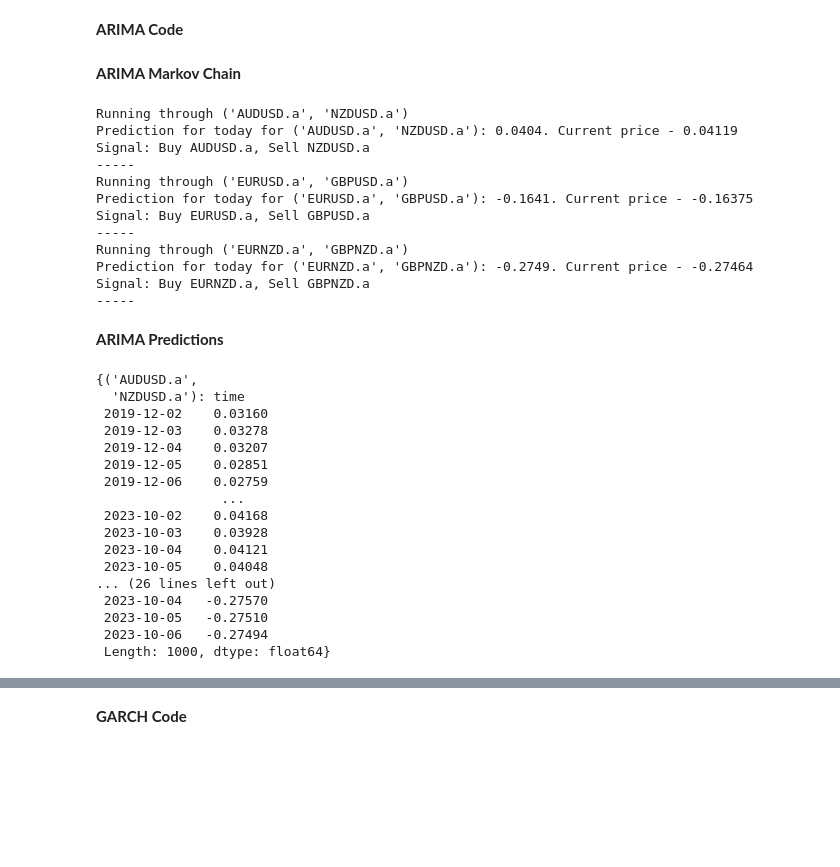
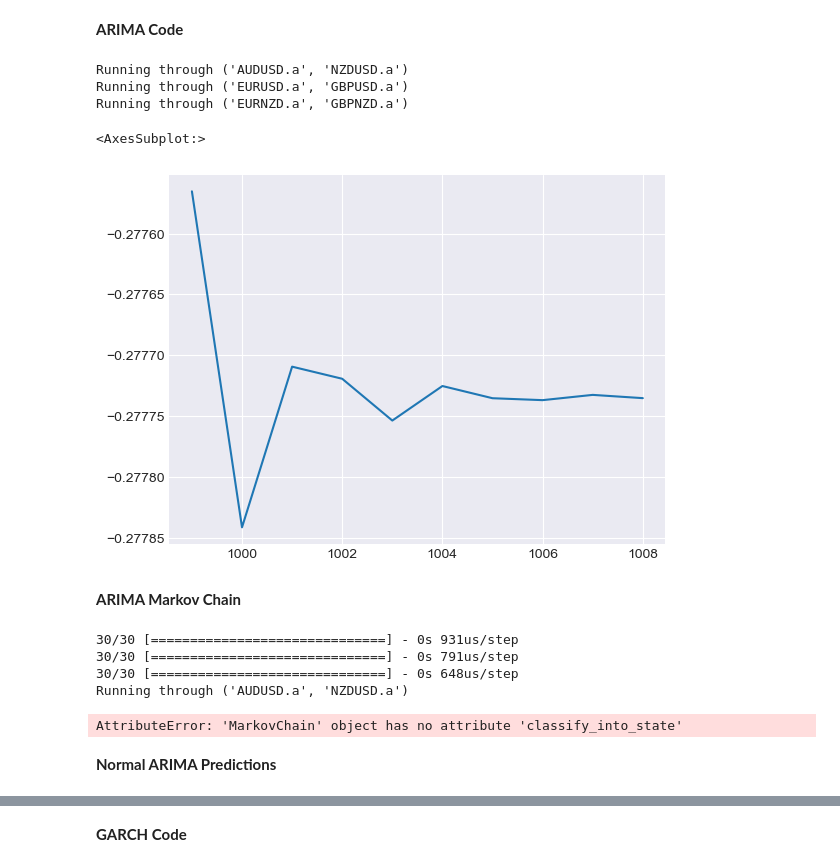
Before and after one commit to aliquid-novi/Strategies, a Jupyter notebook: lets get it/T1 - CLEANED.ipynb, the cells around one changed output, grey strips where cells are left out. Cells and saved outputs as stored; diff of their text form; code cells hidden in the pictures; blank space fills up the shorter version.

Commit message:
Began ARIMA code, cleaned T1 a bit more

```diff
--- a/lets get it/T1 - CLEANED.ipynb
+++ b/lets get it/T1 - CLEANED.ipynb
@@ -1442,8 +1500,3 @@ import matplotlib.pyplot as plt
 import seaborn as sns
 from statsmodels.tsa.arima.model import ARIMA
 plt.style.use('seaborn-darkgrid')
-# %%
-for pair in predictions_today.keys():
-    first_pair, second_pair = pair  # split the pair into individual currencies
-
-    current_price = round(compute_spread(pair).iloc[-1], 5)
@@ -1449,0 +1530,23 @@ for pair in predictions_today.keys():
+# %%
+dataframe = pd.DataFrame()
+for pair, data in coint_dict.items():
+    print(f"Running through {pair}")
+    first_pair, second_pair = pair
+    current_price = round(compute_spread(pair).iloc[-1], 5)
+
+    # Using the entire data to train the ARIMA model.
+
+    model = ARIMA(data[:-1], order=(2, 1, 2))
+    model_fit = model.fit()
+
+    # Forecast the next step (today's prediction).
+    forecast_results = model_fit.forecast(steps = 10)
+# %% [output]
+Running through ('AUDUSD.a', 'NZDUSD.a')
+Running through ('EURUSD.a', 'GBPUSD.a')
+Running through ('EURNZD.a', 'GBPNZD.a')
+# %%
+forecast_results.plot()
+# %% [output]
+<AxesSubplot:>
+[figure, added]
@@ -1453,6 +1558,7 @@ for pair in predictions_today.keys():
 # arima_markov_chain = MarkovChain(states, states_dict)
 import warnings
 warnings.filterwarnings("ignore")
+arima_markov_chain = MarkovChain(states, states_dict)
 
 for pair, data in coint_dict.items():
     print(f"Running through {pair}")
@@ -1468,9 +1574,6 @@ for pair, data in coint_dict.items():
     forecast_results = model_fit.forecast()
     prediction_today = round(forecast_results.iloc[0], 4)
 
-    # Classify current data point into a state
-    # current_state = arima_markov_chain.classify_into_state(data.iloc[-1:].values.reshape(1,-1), pair)
-
     # print(f"Current State for {pair}: {current_state}")
 
     print(f"Prediction for today for {pair}: {prediction_today}. Current price - {current_price}")
@@ -1486,37 +1589,10 @@ for pair, data in coint_dict.items():
 
     print("-----")
 # %% [output]
+30/30 [==============================] - 0s 931us/step
+30/30 [==============================] - 0s 791us/step
+30/30 [==============================] - 0s 648us/step
 Running through ('AUDUSD.a', 'NZDUSD.a')
-Prediction for today for ('AUDUSD.a', 'NZDUSD.a'): 0.0404. Current price - 0.04119
-Signal: Buy AUDUSD.a, Sell NZDUSD.a
------
-Running through ('EURUSD.a', 'GBPUSD.a')
-Prediction for today for ('EURUSD.a', 'GBPUSD.a'): -0.1641. Current price - -0.16375
-Signal: Buy EURUSD.a, Sell GBPUSD.a
------
-Running through ('EURNZD.a', 'GBPNZD.a')
-Prediction for today for ('EURNZD.a', 'GBPNZD.a'): -0.2749. Current price - -0.27464
-Signal: Buy EURNZD.a, Sell GBPNZD.a
------
+AttributeError: 'MarkovChain' object has no attribute 'classify_into_state'
 # %% [markdown]
-**ARIMA Predictions**
+**Normal ARIMA Predictions**
-# %%
-coint_dict
-# %% [output]
-{('AUDUSD.a',
-  'NZDUSD.a'): time
- 2019-12-02    0.03160
- 2019-12-03    0.03278
- 2019-12-04    0.03207
- 2019-12-05    0.02851
- 2019-12-06    0.02759
-                ...
- 2023-10-02    0.04168
- 2023-10-03    0.03928
- 2023-10-04    0.04121
- 2023-10-05    0.04048
-... (26 lines left out)
- 2023-10-04   -0.27570
- 2023-10-05   -0.27510
- 2023-10-06   -0.27494
- Length: 1000, dtype: float64}
```
Also changed, not shown: parts of 26 cells of this notebook, 7 other files.
